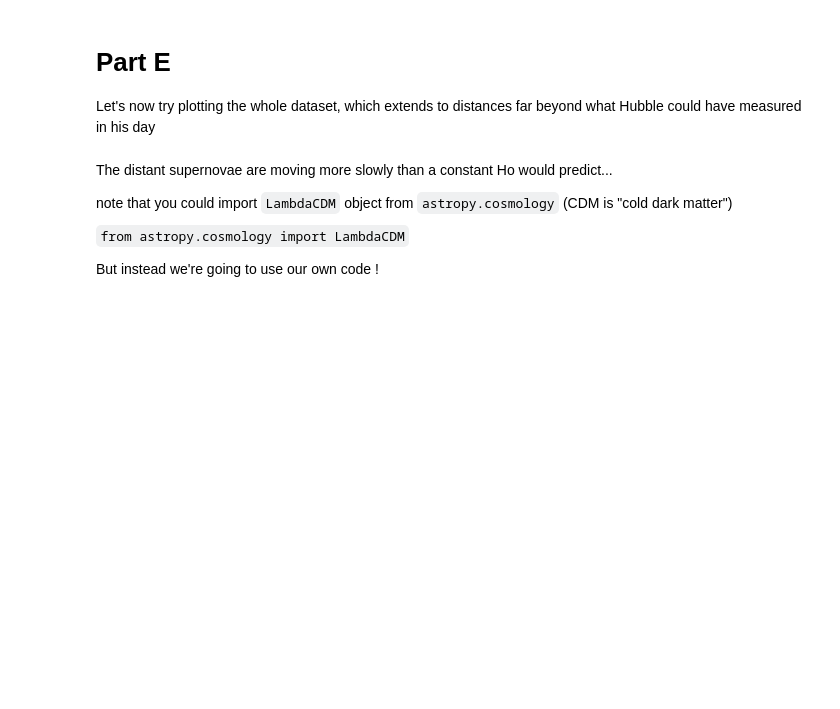
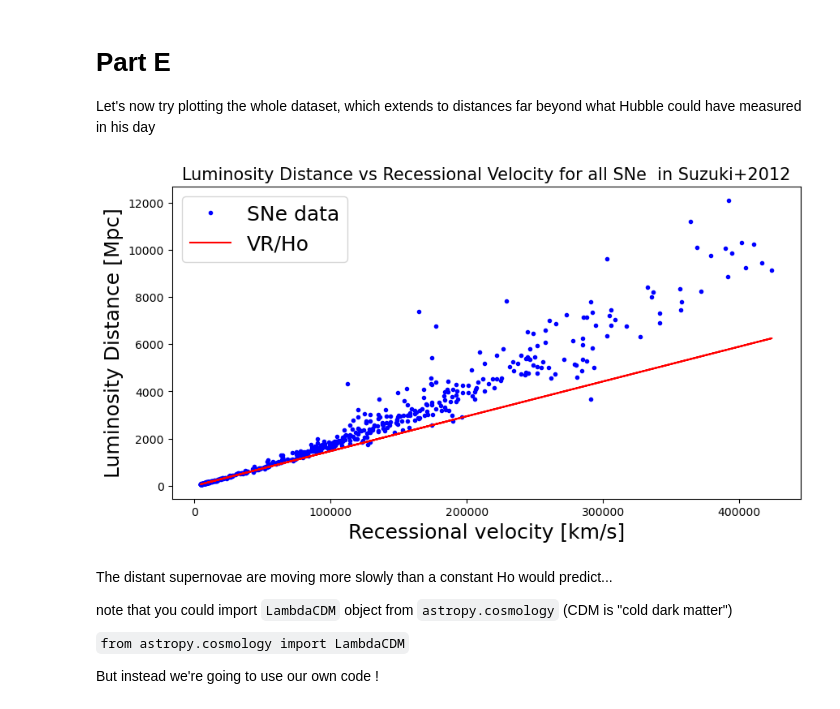
Before and after one commit to chipfowler/CF-ASTR-400B-, a Jupyter notebook: Labs/Lab14/Lab14_Template.ipynb, the cells around one changed output. Saved outputs shown, nothing was run; the diff lists cells and outputs as text; code cells hidden in the pictures; blank space fills up the shorter version.

```diff
--- a/Labs/Lab14/Lab14_Template.ipynb
+++ b/Labs/Lab14/Lab14_Template.ipynb
@@ -237,22 +237,24 @@ Let's now try plotting the whole dataset, which extends to distances far beyond
 # %%
 # Plot the whole dataset, not just the nearby SNe
 
 
 fig = plt.figure(figsize=(10,5))
 ax = plt.subplot(111)
 
-# plot nearby SNe
-ax.plot(VR, LD[near], 'b.', label = 'SNe data')
+# plot all SNe
+ax.plot(VR, LD, 'b.', label = 'SNe data')
 
 #add mdoel
 ax.plot(VR, modelLD, 'r', label = 'VR/Ho')
 
 ax.set_xlabel('Recessional velocity [km/s]', fontsize=18)
 ax.set_ylabel('Luminosity Distance [Mpc]', fontsize=18)
-ax.set_title(f"Luminosity Distance vs Recessional Velocity for {nNear} SNe within 200 Mpc",
+ax.set_title(f"Luminosity Distance vs Recessional Velocity for all SNe  in Suzuki+2012",
              fontsize=15)
 
 legend = ax.legend(loc='upper left',fontsize=18)
+# %% [output]
+[figure, added]
 # %% [markdown]
 The distant supernovae are moving more slowly than a constant Ho would predict...
 
```
Also changed, not shown: parts of 5 cells of this notebook, 1 other file.
